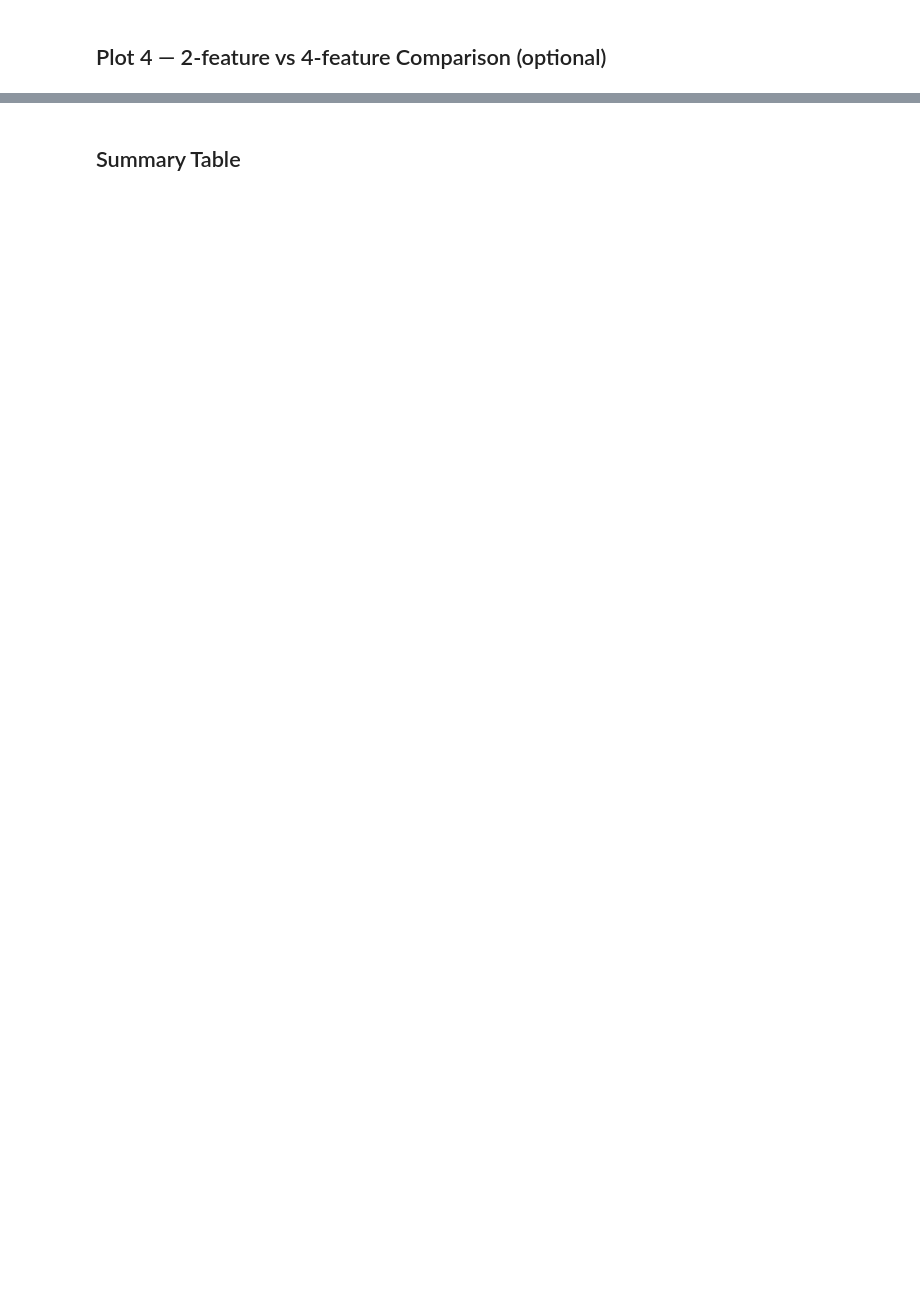
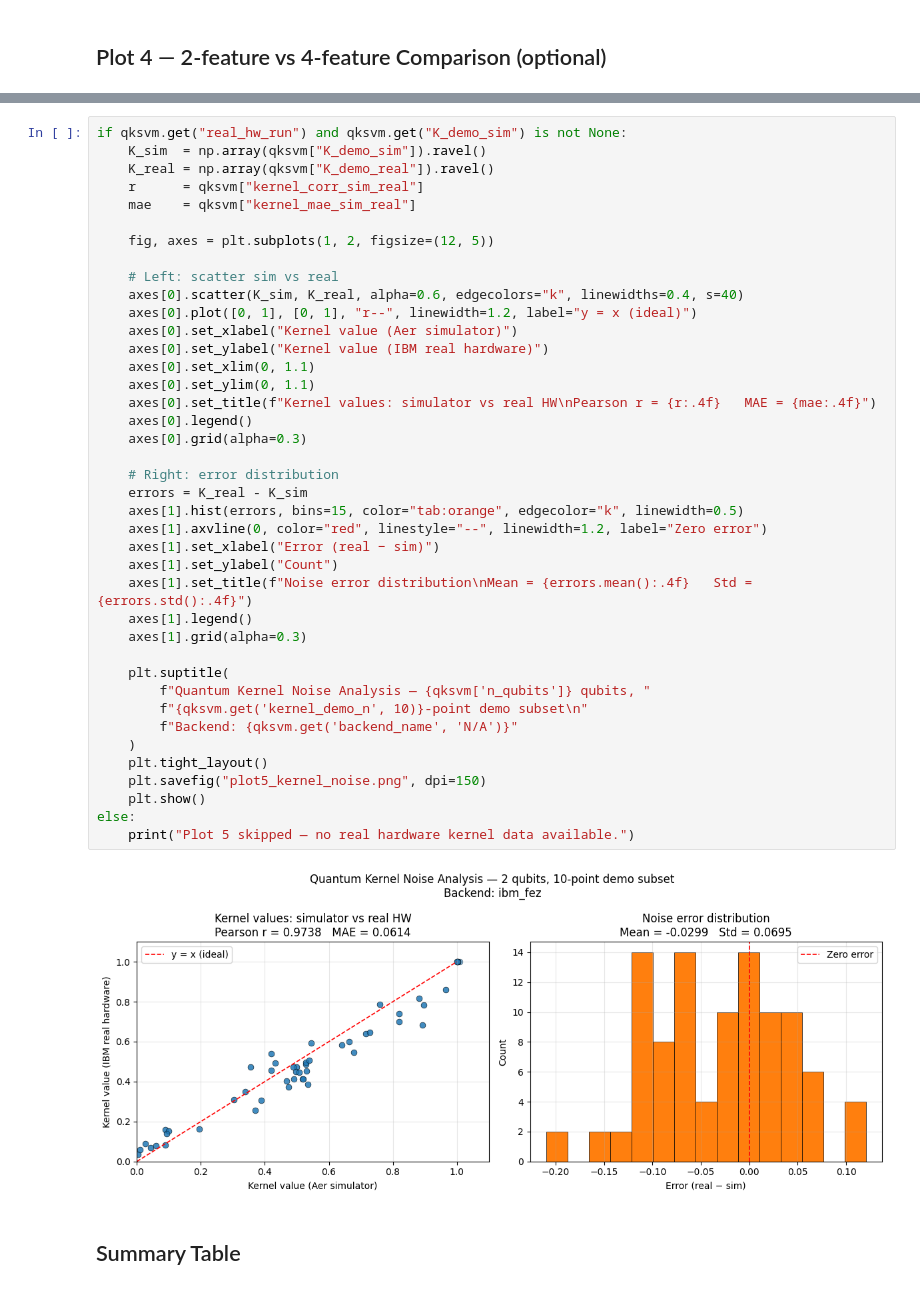
Before and after one commit to peri21/CC-QC-Comparison, a Jupyter notebook: ai/kernel_classification/comparison/comparison.ipynb, the cells around one changed output, grey strips where cells are left out. Cells and saved outputs as stored; diff of their text form; blank space fills up the shorter version.

```diff
--- a/ai/kernel_classification/comparison/comparison.ipynb
+++ b/ai/kernel_classification/comparison/comparison.ipynb
@@ -222,3 +234,45 @@ else:
+# %%
+if qksvm.get("real_hw_run") and qksvm.get("K_demo_sim") is not None:
+    K_sim  = np.array(qksvm["K_demo_sim"]).ravel()
+    K_real = np.array(qksvm["K_demo_real"]).ravel()
+    r      = qksvm["kernel_corr_sim_real"]
+    mae    = qksvm["kernel_mae_sim_real"]
+
+    fig, axes = plt.subplots(1, 2, figsize=(12, 5))
+
+    # Left: scatter sim vs real
+    axes[0].scatter(K_sim, K_real, alpha=0.6, edgecolors="k", linewidths=0.4, s=40)
+    axes[0].plot([0, 1], [0, 1], "r--", linewidth=1.2, label="y = x (ideal)")
+    axes[0].set_xlabel("Kernel value (Aer simulator)")
+    axes[0].set_ylabel("Kernel value (IBM real hardware)")
+    axes[0].set_xlim(0, 1.1)
+    axes[0].set_ylim(0, 1.1)
+    axes[0].set_title(f"Kernel values: simulator vs real HW\nPearson r = {r:.4f}   MAE = {mae:.4f}")
+    axes[0].legend()
+    axes[0].grid(alpha=0.3)
+
+    # Right: error distribution
+    errors = K_real - K_sim
+    axes[1].hist(errors, bins=15, color="tab:orange", edgecolor="k", linewidth=0.5)
+    axes[1].axvline(0, color="red", linestyle="--", linewidth=1.2, label="Zero error")
+    axes[1].set_xlabel("Error (real − sim)")
+    axes[1].set_ylabel("Count")
+    axes[1].set_title(f"Noise error distribution\nMean = {errors.mean():.4f}   Std = {errors.std():.4f}")
+    axes[1].legend()
+    axes[1].grid(alpha=0.3)
+
+    plt.suptitle(
+        f"Quantum Kernel Noise Analysis — {qksvm['n_qubits']} qubits, "
+        f"{qksvm.get('kernel_demo_n', 10)}-point demo subset\n"
+        f"Backend: {qksvm.get('backend_name', 'N/A')}"
+    )
+    plt.tight_layout()
+    plt.savefig("plot5_kernel_noise.png", dpi=150)
+    plt.show()
+else:
+    print("Plot 5 skipped — no real hardware kernel data available.")
+# %% [output]
+[figure, added]
 # %% [markdown]
 ## Summary Table
 # %%
```
Also changed, not shown: parts of 6 cells of this notebook, 11 other files.
